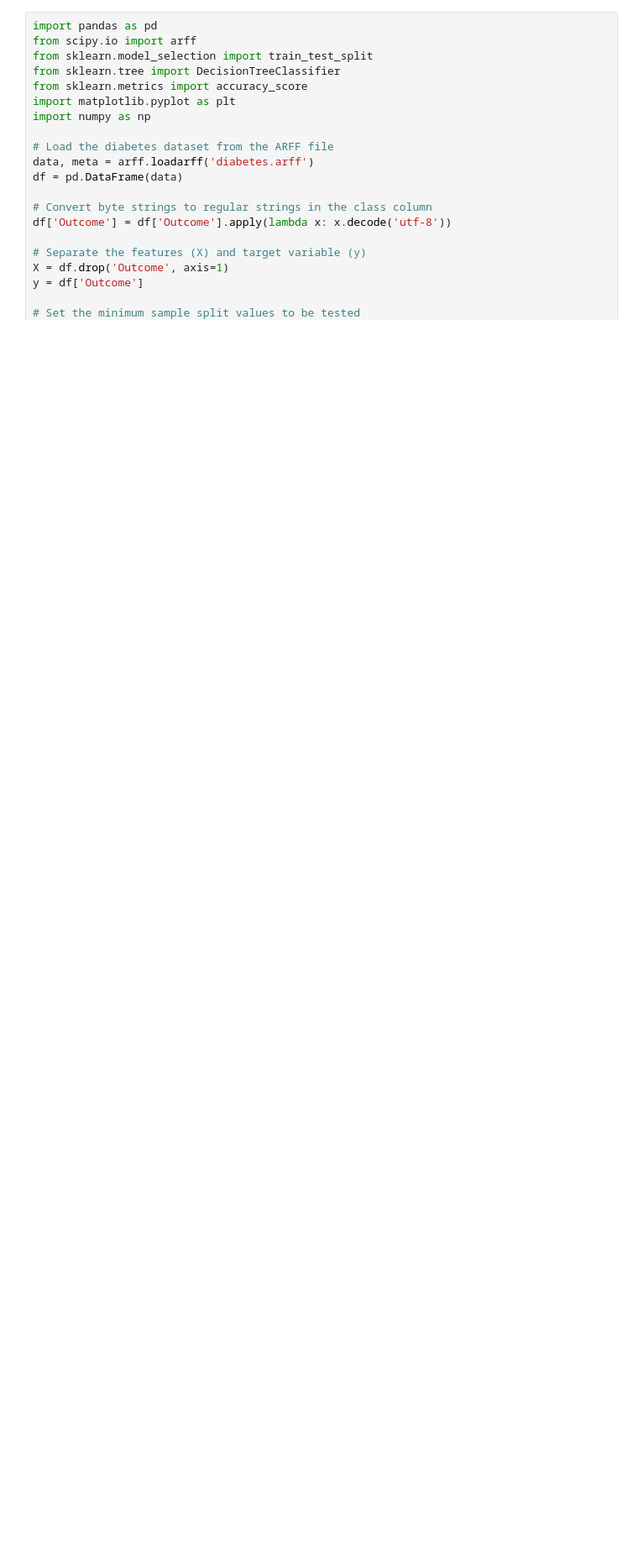
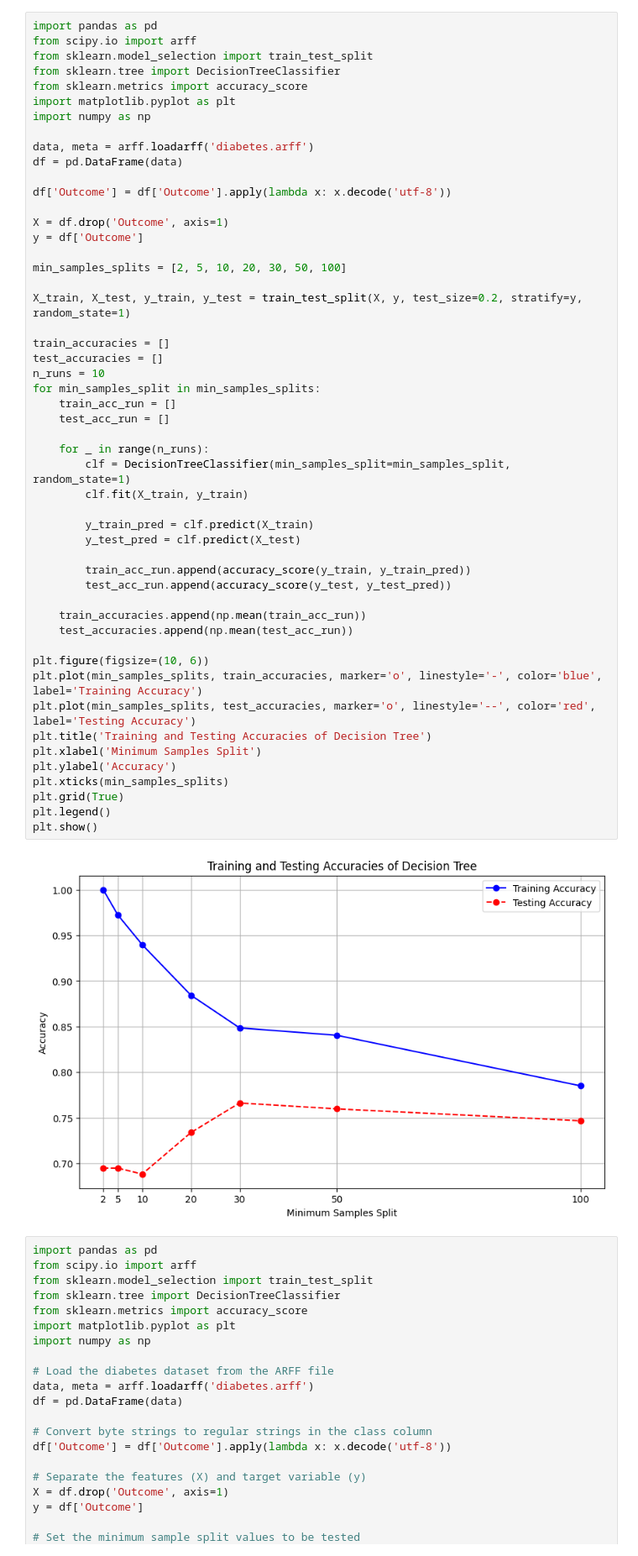
Before and after one commit to afonso215/piercings, a Jupyter notebook: test.ipynb, the cells around one changed output. Shown: that part at 84% size. Cells and saved outputs as stored; diff of their text form; blank space fills up the shorter version.

```diff
--- a/test.ipynb
+++ b/test.ipynb
@@ -43,3 +1,56 @@ NameError: name 'df' is not defined
+# %%
+import pandas as pd
+from scipy.io import arff
+from sklearn.model_selection import train_test_split
+from sklearn.tree import DecisionTreeClassifier
+from sklearn.metrics import accuracy_score
+import matplotlib.pyplot as plt
+import numpy as np
+
+data, meta = arff.loadarff('diabetes.arff')
+df = pd.DataFrame(data)
+
+df['Outcome'] = df['Outcome'].apply(lambda x: x.decode('utf-8'))
+
+X = df.drop('Outcome', axis=1)
+y = df['Outcome']
+
+min_samples_splits = [2, 5, 10, 20, 30, 50, 100]
+
+X_train, X_test, y_train, y_test = train_test_split(X, y, test_size=0.2, stratify=y, random_state=1)
+
+train_accuracies = []
+test_accuracies = []
+n_runs = 10
+for min_samples_split in min_samples_splits:
+    train_acc_run = []
+    test_acc_run = []
+
+    for _ in range(n_runs):
+        clf = DecisionTreeClassifier(min_samples_split=min_samples_split, random_state=1)
+        clf.fit(X_train, y_train)
+
+        y_train_pred = clf.predict(X_train)
+        y_test_pred = clf.predict(X_test)
+
+        train_acc_run.append(accuracy_score(y_train, y_train_pred))
+        test_acc_run.append(accuracy_score(y_test, y_test_pred))
+
+    train_accuracies.append(np.mean(train_acc_run))
+    test_accuracies.append(np.mean(test_acc_run))
+
+plt.figure(figsize=(10, 6))
+plt.plot(min_samples_splits, train_accuracies, marker='o', linestyle='-', color='blue', label='Training Accuracy')
+plt.plot(min_samples_splits, test_accuracies, marker='o', linestyle='--', color='red', label='Testing Accuracy')
+plt.title('Training and Testing Accuracies of Decision Tree')
+plt.xlabel('Minimum Samples Split')
+plt.ylabel('Accuracy')
+plt.xticks(min_samples_splits)
+plt.grid(True)
+plt.legend()
+plt.show()
+# %% [output]
+[figure, added]
 # %%
 import pandas as pd
 from scipy.io import arff
```
Also changed, not shown: parts of 1 cell of this notebook, 2 other files.
